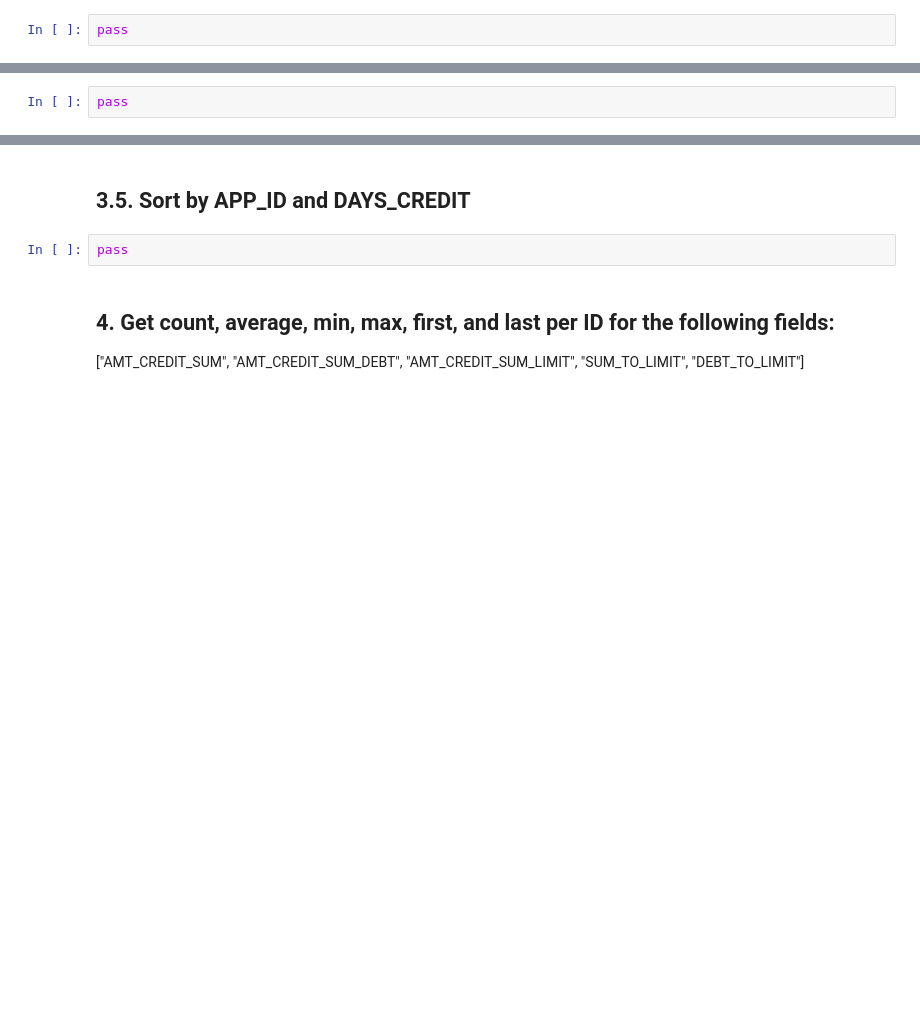
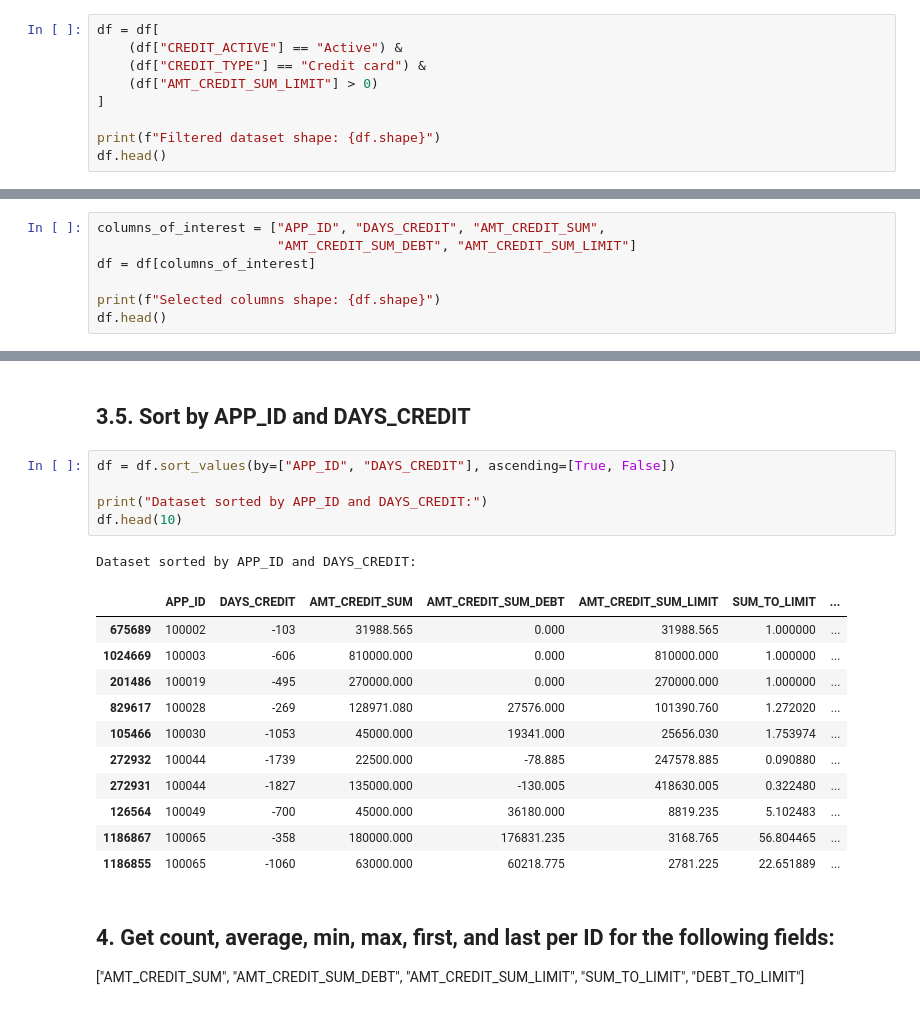
Before and after one commit to SOMNIVM/STA2546, a Jupyter notebook: Session 1/dataframe_exercises.ipynb, the cells around one changed output, grey strips where cells are left out. Drawn from its saved outputs; the diff is of its cells as text; blank space fills up the shorter version.

```diff
--- a/Session 1/dataframe_exercises.ipynb
+++ b/Session 1/dataframe_exercises.ipynb
@@ -57,4 +59,11 @@ dtype: object
 # %% [markdown]
 ## 3.2. Filter the datasets CREDIT_ACTIVE is "Active", CREDIT_TYPE is "Credit Card", AMT_CREDIT_SUM_LIMIT > 0
 # %%
-pass
+df = df[
+    (df["CREDIT_ACTIVE"] == "Active") &
+    (df["CREDIT_TYPE"] == "Credit card") &
+    (df["AMT_CREDIT_SUM_LIMIT"] > 0)
+]
+
+print(f"Filtered dataset shape: {df.shape}")
+df.head()
@@ -61,4 +78,9 @@ pass
 # %% [markdown]
 ## 3.3. Select columns of interest: ["APP_ID", "DAYS_CREDIT", "AMT_CREDIT_SUM", "AMT_CREDIT_SUM_DEBT", "AMT_CREDIT_SUM_LIMIT"]
 # %%
-pass
+columns_of_interest = ["APP_ID", "DAYS_CREDIT", "AMT_CREDIT_SUM",
+                       "AMT_CREDIT_SUM_DEBT", "AMT_CREDIT_SUM_LIMIT"]
+df = df[columns_of_interest]
+
+print(f"Selected columns shape: {df.shape}")
+df.head()
@@ -72,7 +130,23 @@ pass
 # %% [markdown]
 ## 3.5. Sort by APP_ID and DAYS_CREDIT
 # %%
-pass
+df = df.sort_values(by=["APP_ID", "DAYS_CREDIT"], ascending=[True, False])
+
+print("Dataset sorted by APP_ID and DAYS_CREDIT:")
+df.head(10)
+# %% [output]
+Dataset sorted by APP_ID and DAYS_CREDIT:
+|  | APP_ID | DAYS_CREDIT | AMT_CREDIT_SUM | AMT_CREDIT_SUM_DEBT | AMT_CREDIT_SUM_LIMIT | SUM_TO_LIMIT | ... |
+| 675689 | 100002 | -103 | 31988.565 | 0.000 | 31988.565 | 1.000000 | ... |
+| 1024669 | 100003 | -606 | 810000.000 | 0.000 | 810000.000 | 1.000000 | ... |
+| 201486 | 100019 | -495 | 270000.000 | 0.000 | 270000.000 | 1.000000 | ... |
+| 829617 | 100028 | -269 | 128971.080 | 27576.000 | 101390.760 | 1.272020 | ... |
+| 105466 | 100030 | -1053 | 45000.000 | 19341.000 | 25656.030 | 1.753974 | ... |
+| 272932 | 100044 | -1739 | 22500.000 | -78.885 | 247578.885 | 0.090880 | ... |
+| 272931 | 100044 | -1827 | 135000.000 | -130.005 | 418630.005 | 0.322480 | ... |
+| 126564 | 100049 | -700 | 45000.000 | 36180.000 | 8819.235 | 5.102483 | ... |
+| 1186867 | 100065 | -358 | 180000.000 | 176831.235 | 3168.765 | 56.804465 | ... |
+| 1186855 | 100065 | -1060 | 63000.000 | 60218.775 | 2781.225 | 22.651889 | ... |
 # %% [markdown]
 ## 4. Get count, average, min, max, first, and last per ID for the following fields:
 ["AMT_CREDIT_SUM", "AMT_CREDIT_SUM_DEBT", "AMT_CREDIT_SUM_LIMIT", "SUM_TO_LIMIT", "DEBT_TO_LIMIT"]
```
Also changed, not shown: parts of 10 cells of this notebook, 2 other files.
